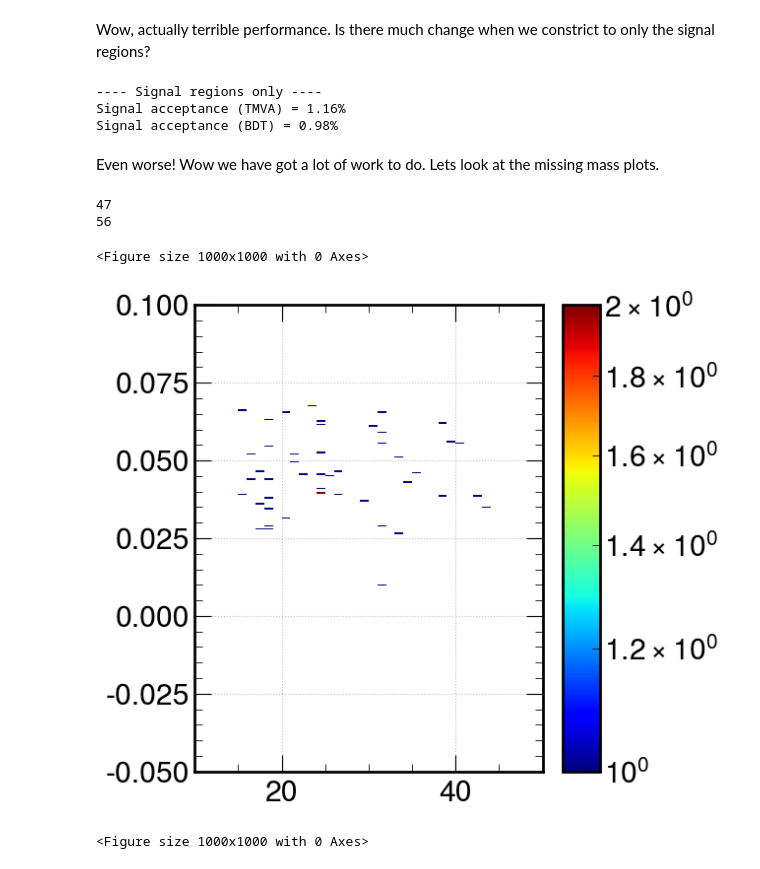
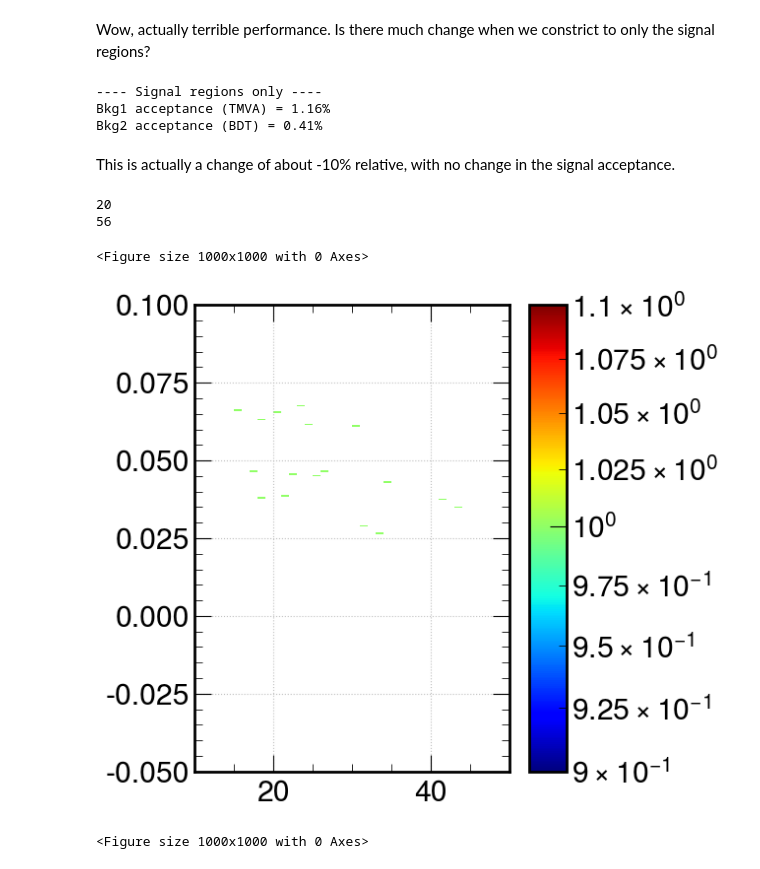
Before and after one commit to ChandlerKenworthy/Upstream, a Jupyter notebook: TrainModel.ipynb, the cells around one changed output. Cells and saved outputs as stored; diff of their text form; code cells hidden in the pictures.

Commit message:
Tune models slightly

```diff
--- a/TrainModel.ipynb
+++ b/TrainModel.ipynb
@@ -93,6 +87,6 @@ bkg = bkg.with_columns(pl.lit((bkg.select("mm2") - bkg.select("mm2rich")).to_num
 # %%
 # Combine the dataframes together
-df = pl.concat([signal, bkg], how='vertical')
+df = pl.concat([signal_new, bkg], how='vertical')
 X_train, X_test, y_train, y_test = train_test_split(df.drop("isSignal"), df["isSignal"], test_size=0.1, random_state=42)
 # %%
 # Compute weights to combat class imbalance
@@ -103,3 +97,5 @@ weights = np.array([classes_weights[sampleClass] for sampleClass in y_train])
 #features.append("pprich")
 #features.append("dmm2nom")
 #features.append("dmm2rich")
+features += ["nktaghits", "ngtkhits"]
+features
@@ -261,4 +270,4 @@ To actually test we define some different background samples, constrained again
 del X_test, X_train, y_test, y_train, signal, bkg, df
 # %%
 model = Booster()
-model.load_model("models/baseline3.xgb")
+model.load_model("models/baseline7.xgb")
@@ -271,4 +278,4 @@ sigEval.columns = column_names
 # %%
 bkgEval = pl.read_csv("data/BDT_Eval_2022_Bkg1.txt", has_header=False)
 bkgEval = bkgEval.drop("column_23")
-bkgEval.columns = column_names
+bkgEval.columns = long_col_names
@@ -340,28 +362,28 @@ bkgEvalSR = bkgEval.filter(
 nSignalRegion = len(bkgEvalSR)
 
 bkgAccTMVA = (nSignalRegion - np.count_nonzero(bkgEvalSR.select("isUpsTMVA"))) / nSignalRegion
-bkgAccBDT = np.count_nonzero(bkgEvalSR.select("pred") > 0.992) / nSignalRegion
+bkgAccBDT = np.count_nonzero(bkgEvalSR.select("pred") > 0.99) / nSignalRegion
 
 print("---- Signal regions only ----")
-print(f"Signal acceptance (TMVA) = {bkgAccTMVA*100:.2f}%")
-print(f"Signal acceptance (BDT) = {bkgAccBDT*100:.2f}%")
+print(f"Bkg1 acceptance (TMVA) = {bkgAccTMVA*100:.2f}%")
+print(f"Bkg2 acceptance (BDT) = {bkgAccBDT*100:.2f}%")
 # %% [output]
 ---- Signal regions only ----
-Signal acceptance (TMVA) = 1.16%
-Signal acceptance (BDT) = 0.98%
+Bkg1 acceptance (TMVA) = 1.16%
+Bkg2 acceptance (BDT) = 0.41%
-# %% [markdown]
-Even worse! Wow we have got a lot of work to do. Lets look at the missing mass plots.
+# %% [markdown]
+This is actually a change of about -10% relative, with no change in the signal acceptance.
 # %%
-print(np.count_nonzero(bkgEvalSR.select("pred") > 0.992)) # Number of background events BDT wrongly accepts as signal (in SR)
+print(np.count_nonzero(bkgEvalSR.select("pred") > 0.99)) # Number of background events BDT wrongly accepts as signal (in SR)
 print((nSignalRegion - np.count_nonzero(bkgEvalSR.select("isUpsTMVA")))) # Number of background events TMVA wrongly accepts as signal (in SR)
 # %% [output]
-47
+20
 56
 # %%
-missing_mass_plot(bkgEvalSR.filter(pl.col("pred").gt(0.992)))
+missing_mass_plot(bkgEvalSR.filter(pl.col("pred").gt(0.993)))
 # %% [output]
 <Figure size 1000x1000 with 0 Axes>
-[figure, old version]
+[figure, new version]
 # %%
 missing_mass_plot(bkgEvalSR.filter(pl.col("isUpsTMVA").eq(0)))
 # %% [output]
```
Also changed, not shown: parts of 51 cells of this notebook, 6 other files.
